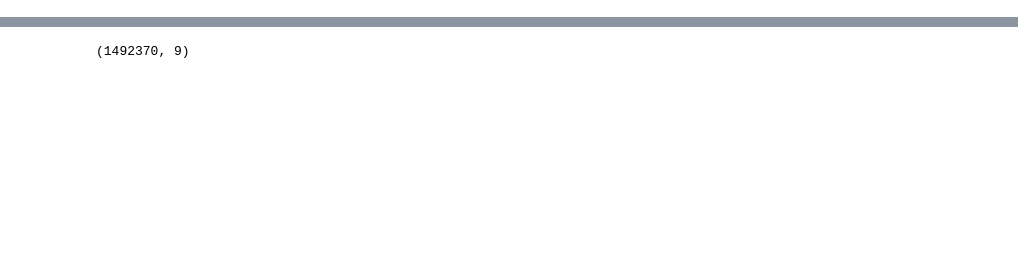
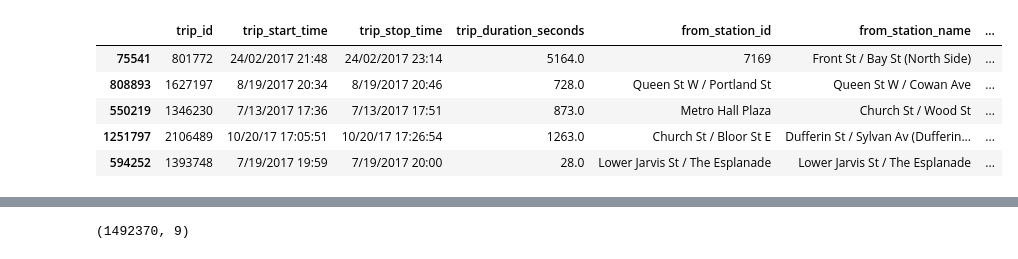
Before and after one commit to PrinceDuru/Operations_Analysis, a Jupyter notebook: Toronto_Bike_Share_Data_Analysis_Code.ipynb, the cells around one changed output, grey strips where cells are left out. Cells and saved outputs as stored; diff of their text form; code cells hidden in the pictures; blank space fills up the shorter version.

```diff
--- a/Toronto_Bike_Share_Data_Analysis_Code.ipynb
+++ b/Toronto_Bike_Share_Data_Analysis_Code.ipynb
@@ -33,0 +25,10 @@ df.sample(3)
+# %%
+# Sample 5 rows of dataframe
+df.sample(5)
+# %% [output]
+|  | trip_id | trip_start_time | trip_stop_time | trip_duration_seconds | from_station_id | from_station_name | ... |
+| 75541 | 801772 | 24/02/2017 21:48 | 24/02/2017 23:14 | 5164.0 | 7169 | Front St / Bay St (North Side) | ... |
+| 808893 | 1627197 | 8/19/2017 20:34 | 8/19/2017 20:46 | 728.0 | Queen St W / Portland St | Queen St W / Cowan Ave | ... |
+| 550219 | 1346230 | 7/13/2017 17:36 | 7/13/2017 17:51 | 873.0 | Metro Hall Plaza | Church St / Wood St | ... |
+| 1251797 | 2106489 | 10/20/17 17:05:51 | 10/20/17 17:26:54 | 1263.0 | Church St / Bloor St E | Dufferin St / Sylvan Av (Dufferin... | ... |
+| 594252 | 1393748 | 7/19/2017 19:59 | 7/19/2017 20:00 | 28.0 | Lower Jarvis St / The Esplanade | Lower Jarvis St / The Esplanade | ... |
```
Also changed, not shown: parts of 17 cells of this notebook.
